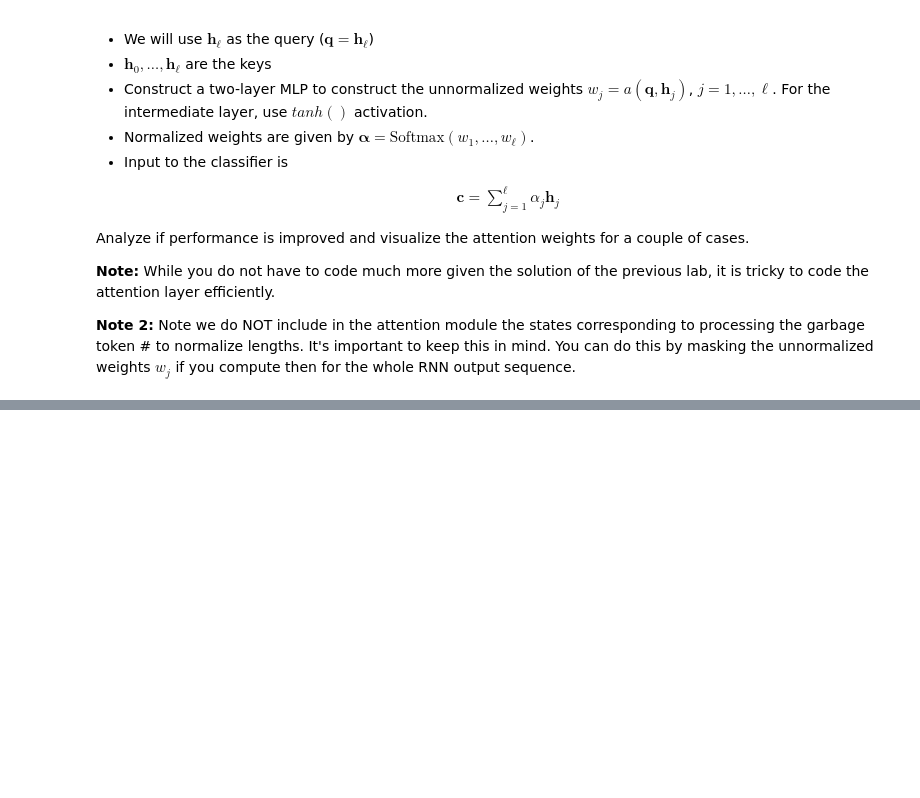
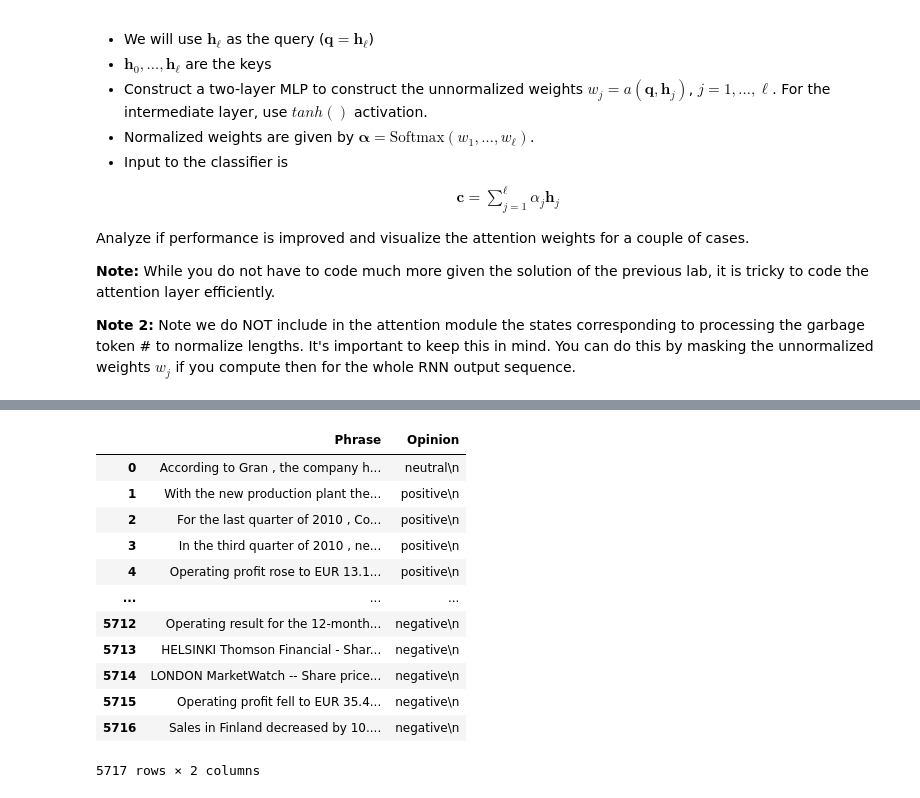
Before and after one commit to danitoribio/neural_networks, a Jupyter notebook: project3/STUDENT_Lab_RNNs_Sentiment_Analysis_with_Attention.ipynb, the cells around one changed output, grey strips where cells are left out. Drawn from its saved outputs; the diff is of its cells as text; code cells hidden in the pictures; blank space fills up the shorter version.

```diff
--- a/project3/STUDENT_Lab_RNNs_Sentiment_Analysis_with_Attention.ipynb
+++ b/project3/STUDENT_Lab_RNNs_Sentiment_Analysis_with_Attention.ipynb
@@ -26,0 +79,42 @@ Analyze if performance is improved and visualize the attention weights for a cou
+# %%
+with open("Sentences.txt", "r", encoding="ISO-8859-1") as sentences:
+    lines = sentences.readlines()
+# %%
+phrases = [l.split('@')[0] for l in lines]
+opinions = [l.split('@')[1] for l in lines]
+
+
+def code_opinion(l):
+
+    d = 0
+
+    if (l=='negative\n'):
+
+        d = 1
+
+    elif (l=='positive\n'):
+
+        d = 2
+
+    return d
+
+labels = np.array([code_opinion(l) for l in opinions])
+# %%
+df = pd.DataFrame({"Phrase":phrases,
+                  "Opinion":opinions})
+
+df
+# %% [output]
+|  | Phrase | Opinion |
+| 0 | According to Gran , the company h... | neutral\n |
+| 1 | With the new production plant the... | positive\n |
+| 2 | For the last quarter of 2010 , Co... | positive\n |
+| 3 | In the third quarter of 2010 , ne... | positive\n |
+| 4 | Operating profit rose to EUR 13.1... | positive\n |
+| ... | ... | ... |
+| 5712 | Operating result for the 12-month... | negative\n |
+| 5713 | HELSINKI Thomson Financial - Shar... | negative\n |
+| 5714 | LONDON MarketWatch -- Share price... | negative\n |
+| 5715 | Operating profit fell to EUR 35.4... | negative\n |
+| 5716 | Sales in Finland decreased by 10.... | negative\n |
+5717 rows × 2 columns
```
Also changed, not shown: parts of 14 cells of this notebook.
